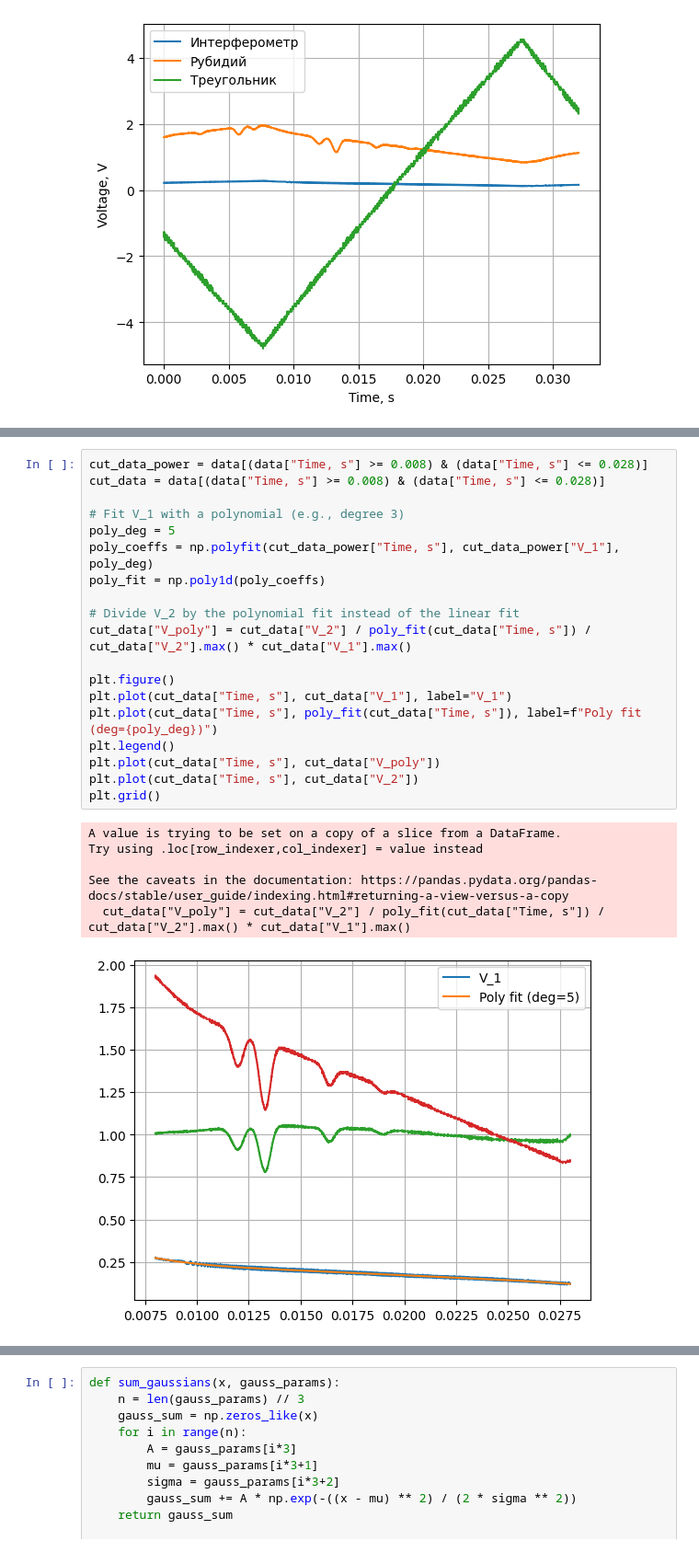
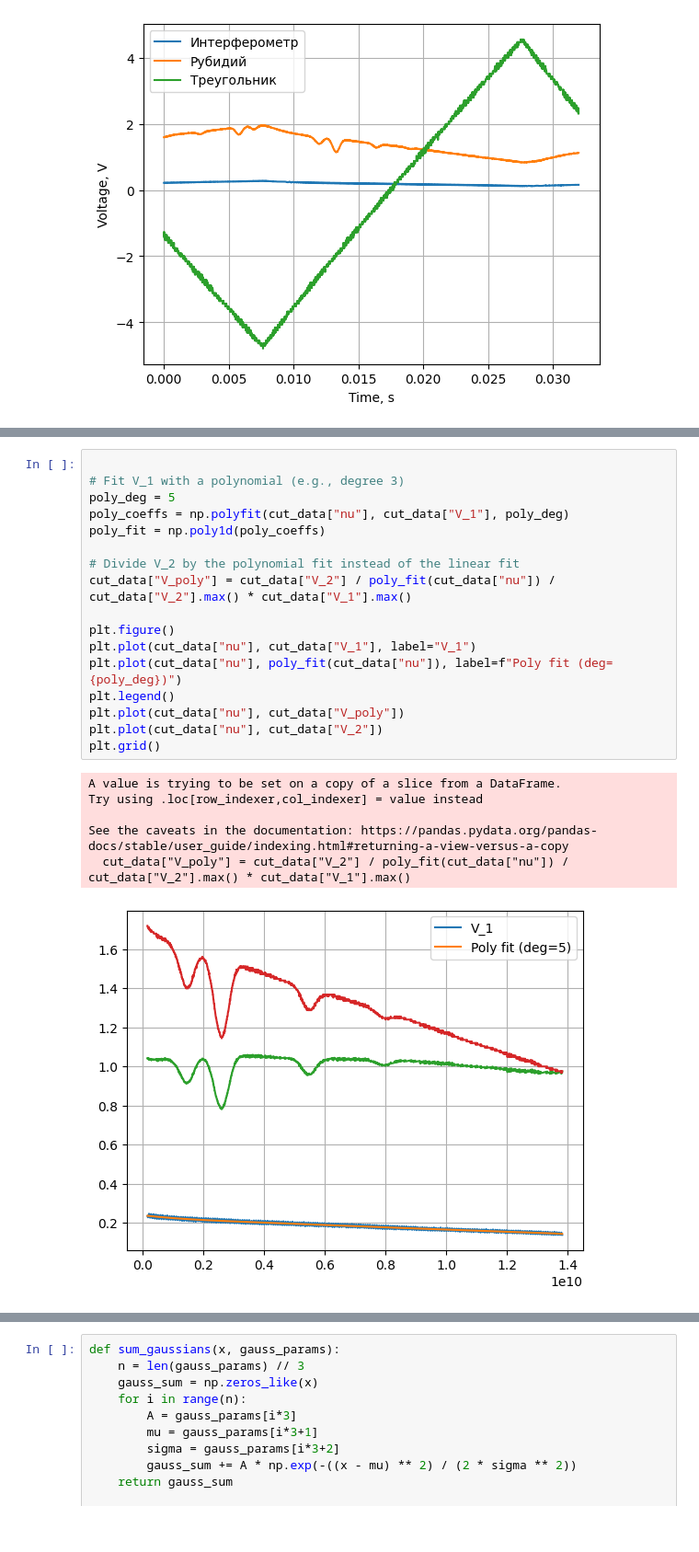
Before and after one commit to RedBrean/term2, a Jupyter notebook: term5/labs/rb/rb.ipynb, the cells around one changed output, grey strips where cells are left out. Shown at 92% size. Cells and saved outputs as stored; diff of their text form.

```diff
--- a/term5/labs/rb/rb.ipynb
+++ b/term5/labs/rb/rb.ipynb
@@ -83,28 +130,26 @@ plt.grid()
 # %%
-cut_data_power = data[(data["Time, s"] >= 0.008) & (data["Time, s"] <= 0.028)]
-cut_data = data[(data["Time, s"] >= 0.008) & (data["Time, s"] <= 0.028)]
 
 # Fit V_1 with a polynomial (e.g., degree 3)
 poly_deg = 5
-poly_coeffs = np.polyfit(cut_data_power["Time, s"], cut_data_power["V_1"], poly_deg)
+poly_coeffs = np.polyfit(cut_data["nu"], cut_data["V_1"], poly_deg)
 poly_fit = np.poly1d(poly_coeffs)
 
 # Divide V_2 by the polynomial fit instead of the linear fit
-cut_data["V_poly"] = cut_data["V_2"] / poly_fit(cut_data["Time, s"]) / cut_data["V_2"].max() * cut_data["V_1"].max()
+cut_data["V_poly"] = cut_data["V_2"] / poly_fit(cut_data["nu"]) / cut_data["V_2"].max() * cut_data["V_1"].max()
 
 plt.figure()
-plt.plot(cut_data["Time, s"], cut_data["V_1"], label="V_1")
-plt.plot(cut_data["Time, s"], poly_fit(cut_data["Time, s"]), label=f"Poly fit (deg={poly_deg})")
+plt.plot(cut_data["nu"], cut_data["V_1"], label="V_1")
+plt.plot(cut_data["nu"], poly_fit(cut_data["nu"]), label=f"Poly fit (deg={poly_deg})")
 plt.legend()
-plt.plot(cut_data["Time, s"], cut_data["V_poly"])
-plt.plot(cut_data["Time, s"], cut_data["V_2"])
+plt.plot(cut_data["nu"], cut_data["V_poly"])
+plt.plot(cut_data["nu"], cut_data["V_2"])
 plt.grid()
 # %% [output]
 A value is trying to be set on a copy of a slice from a DataFrame.
 Try using .loc[row_indexer,col_indexer] = value instead
 
 See the caveats in the documentation: https://pandas.pydata.org/pandas-docs/stable/user_guide/indexing.html#returning-a-view-versus-a-copy
-  cut_data["V_poly"] = cut_data["V_2"] / poly_fit(cut_data["Time, s"]) / cut_data["V_2"].max() * cut_data["V_1"].max()
+  cut_data["V_poly"] = cut_data["V_2"] / poly_fit(cut_data["nu"]) / cut_data["V_2"].max() * cut_data["V_1"].max()
-[figure, old version]
+[figure, new version]
 # %%
 cut_data_wide = data[(data["Time, s"] >= 0.008) & (data["Time, s"] <= 0.025)]
```
Also changed, not shown: parts of 3 cells of this notebook.
